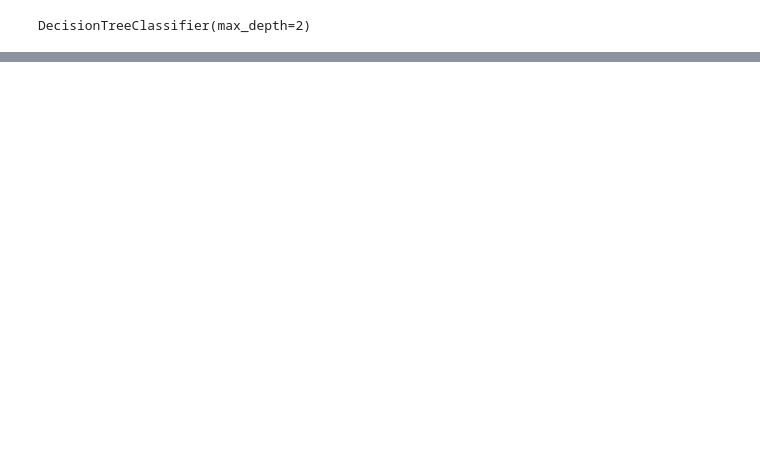
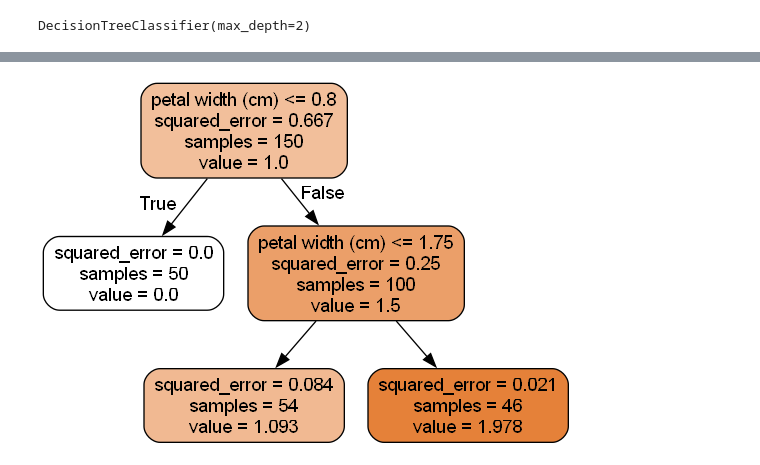
Before and after one commit to Abdurhman-elgrm/Hands-On_Machine_Learning, a Jupyter notebook: CHAPTER 6 Decision Trees/decisiontrees.ipynb, the cells around one changed output, grey strips where cells are left out. Drawn from its saved outputs; the diff is of its cells as text; code cells hidden in the pictures; blank space fills up the shorter version.

```diff
--- a/CHAPTER 6 Decision Trees/decisiontrees.ipynb
+++ b/CHAPTER 6 Decision Trees/decisiontrees.ipynb
@@ -25,0 +56,12 @@ NameError: name 'image_path' is not defined
+# %%
+import graphviz
+from IPython.display import Image
+
+# Read the .dot file and render to png
+graph = graphviz.Source.from_file("iris_tree_reg.dot")
+graph.render("iris_tree_reg", format="png", cleanup=True)  # Creates iris_tree_reg.png
+
+# Display the saved PNG
+Image("iris_tree_reg.png")
+# %% [output]
+[figure, added]
```
Also changed, not shown: parts of 6 cells of this notebook, 1 other file.
